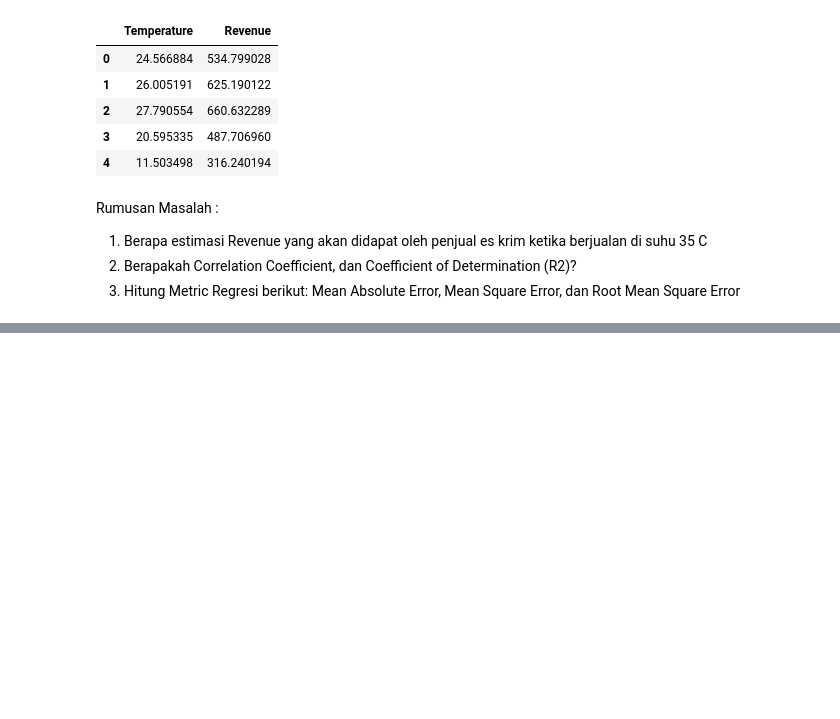
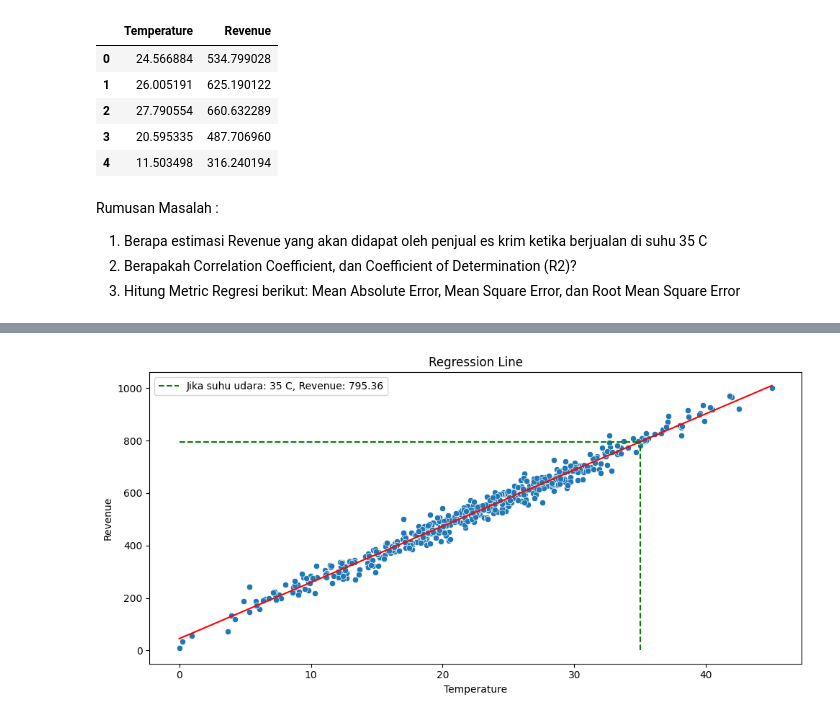
Before and after one commit to Nilapine/Machine-Learning, a Jupyter notebook: regresi/Untitled.ipynb, the cells around one changed output, grey strips where cells are left out. Saved outputs shown, nothing was run; the diff lists cells and outputs as text; code cells hidden in the pictures; blank space fills up the shorter version.

```diff
--- a/regresi/Untitled.ipynb
+++ b/regresi/Untitled.ipynb
@@ -47,0 +58,29 @@ y = df['Revenue']
+# %%
+# 1. Jika kita berjualan ketika suhu udara sebesar 35 C, berapa estimasi revenue yang akan didapatkan? gunakan metode simple linear regression untuk menjawabnya
+
+sum_x = x.sum()
+sum_y = y.sum()
+sum_xy = (x * y).sum()
+sum_x2 = (x**2).sum()
+n = df.shape[0]
+
+m = ( (n * sum_xy) - (sum_x * sum_y) ) / ( (n * sum_x2) - (sum_x**2) )
+b = ( sum_y - (m * sum_x) ) / n
+
+# y = mx + b
+y_pred = (m*x) + b
+# %%
+plt.figure(figsize=(10,5))
+sns.scatterplot( x=x, y=y)
+sns.lineplot(x=x,y=y_pred, color='red').set_title('Regression Line')
+
+temp = 35
+rev = ((m*temp) + b)
+plt.vlines(x=temp, ymin=0,ymax=rev, color='g', label=f'Jika suhu udara: {temp} C, Revenue: {round(rev,2)}',linestyle='--')
+plt.hlines(y=rev, xmin=0,xmax=temp, color='g',linestyle='--')
+plt.legend()
+
+plt.tight_layout()
+plt.show()
+# %% [output]
+[figure, added]
```
Also changed, not shown: parts of 27 cells of this notebook.
